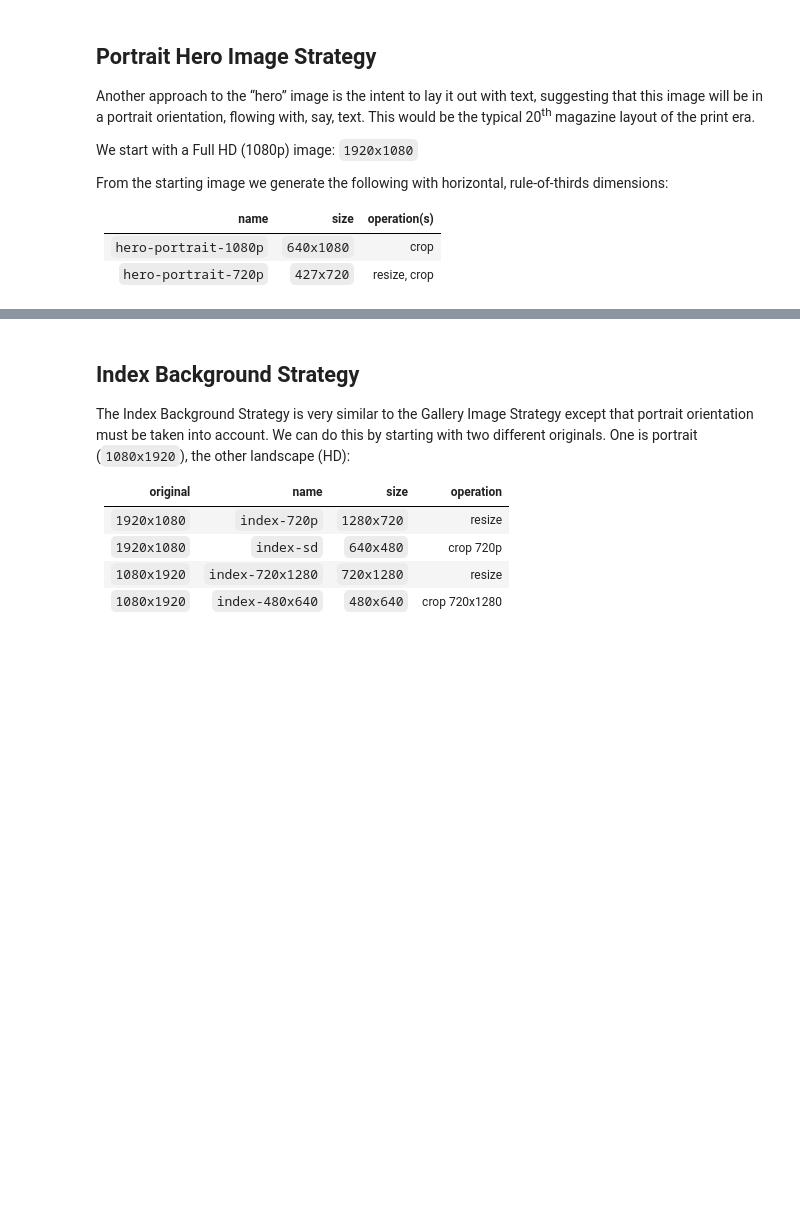
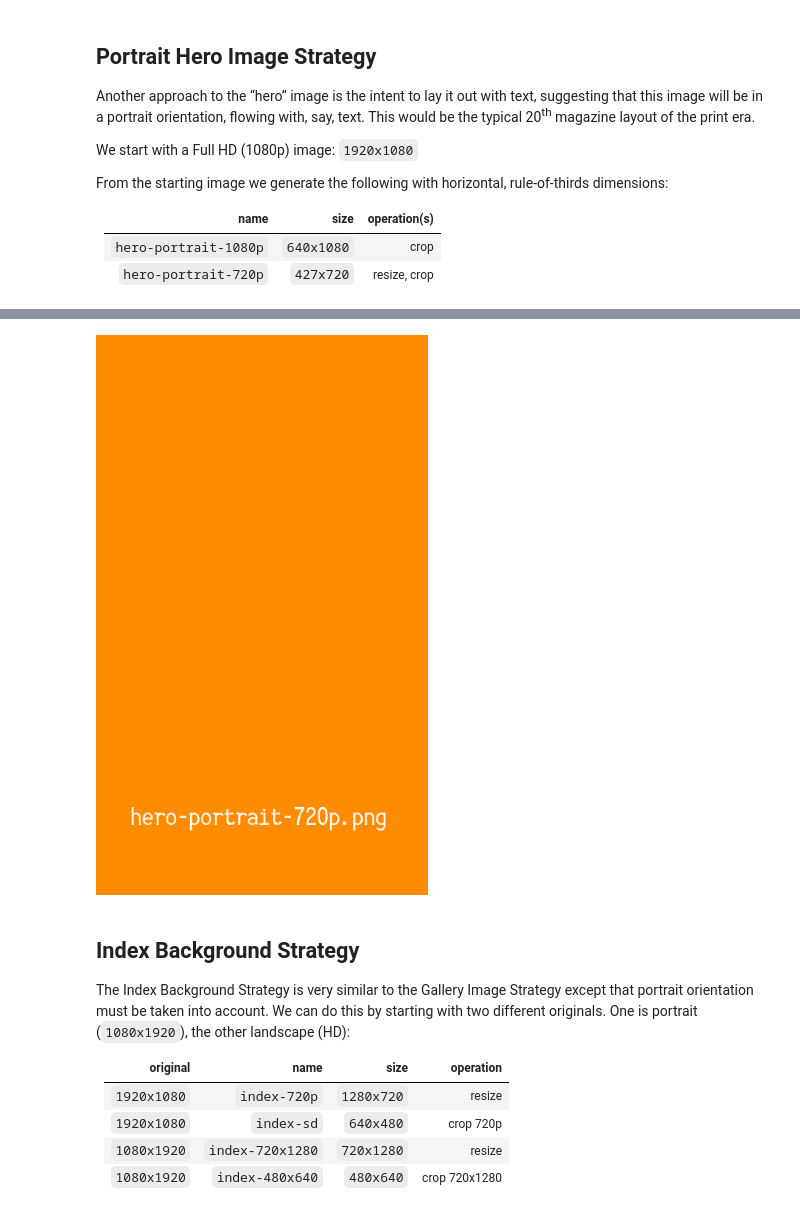
Before and after one commit to BryanWilhite/jupyter-central, a Jupyter notebook: wand-responsive-images/generating-responsive-images.ipynb, the cells around one changed output, grey strips where cells are left out. Cells and saved outputs as stored; diff of their text form; code cells hidden in the pictures; blank space fills up the shorter version.

```diff
--- a/wand-responsive-images/generating-responsive-images.ipynb
+++ b/wand-responsive-images/generating-responsive-images.ipynb
@@ -274,3 +185,16 @@ True
+# %%
+h_crop = 720
+output_filename = 'hero-portrait-720p.png'
+output_path = f'./hero/{output_filename}'
+
+draw_caption_render_and_save(w=427, h=721,
+    font_size=32,
+    original_image_path='./original_1080p_1920x1080.png',
+    output_path=output_path, output_filename=output_filename, output_width=427,
+    manipulate_clone=lambda clone, w, _: clone.crop(left=0, top=0, right=w, bottom=h_crop),
+    text_coordinates=lambda w, h, text_width: (w - text_width - int(w/8), h_crop - int(h/8)))
+# %% [output]
+[figure, added]
 # %% [markdown]
 ## Index Background Strategy
 
```
Also changed, not shown: parts of 18 cells of this notebook, 14 other files.
